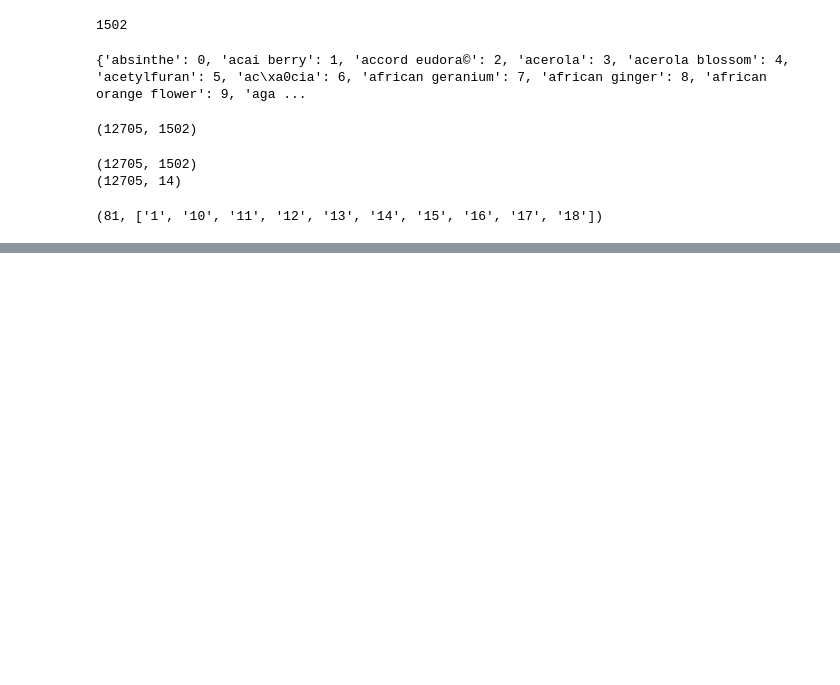
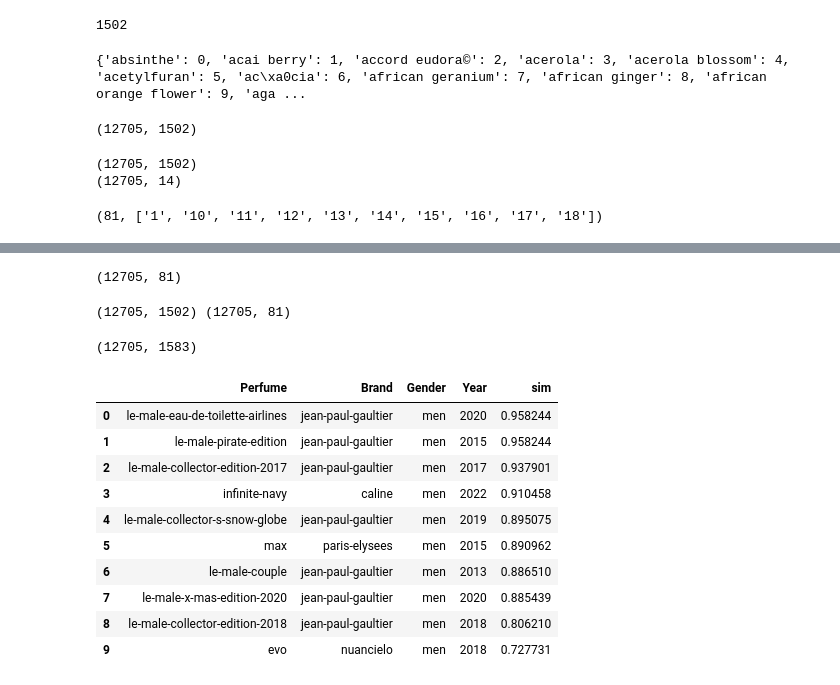
Before and after one commit to javierbernallou/recomendador_de_perfumes, a Jupyter notebook: Eda03.ipynb, the cells around one changed output, grey strips where cells are left out. Cells and saved outputs as stored; diff of their text form; code cells hidden in the pictures; blank space fills up the shorter version.

```diff
--- a/Eda03.ipynb
+++ b/Eda03.ipynb
@@ -604,0 +240,22 @@ Guardados: scaler.joblib, pca.joblib, mapping.json
+# %%
+X_accords = np.vstack(
+    df.apply(
+        lambda row: build_accord_vector(row, accord_to_idx, ACCORD_WEIGHTS),
+        axis=1
+    )
+)
+
+X_accords.shape
+# %% [output]
+(12705, 81)
+# %%
+print(X_notes.shape, X_accords.shape)
+# %% [output]
+(12705, 1502) (12705, 81)
+# %%
+##Concatenamos acordes y notas
+
+X_total = np.hstack([X_notes, X_accords])
+print(X_total.shape)
+# %% [output]
+(12705, 1583)
@@ -604,0 +306,14 @@ Guardados: scaler.joblib, pca.joblib, mapping.json
+# %%
+topn_similarities("le-male-pride-collector", topn=10, filtrar_genero=["men","unisex"])
+# %% [output]
+|  | Perfume | Brand | Gender | Year | sim |
+| 0 | le-male-eau-de-toilette-airlines | jean-paul-gaultier | men | 2020 | 0.958244 |
+| 1 | le-male-pirate-edition | jean-paul-gaultier | men | 2015 | 0.958244 |
+| 2 | le-male-collector-edition-2017 | jean-paul-gaultier | men | 2017 | 0.937901 |
+| 3 | infinite-navy | caline | men | 2022 | 0.910458 |
+| 4 | le-male-collector-s-snow-globe | jean-paul-gaultier | men | 2019 | 0.895075 |
+| 5 | max | paris-elysees | men | 2015 | 0.890962 |
+| 6 | le-male-couple | jean-paul-gaultier | men | 2013 | 0.886510 |
+| 7 | le-male-x-mas-edition-2020 | jean-paul-gaultier | men | 2020 | 0.885439 |
+| 8 | le-male-collector-edition-2018 | jean-paul-gaultier | men | 2018 | 0.806210 |
+| 9 | evo | nuancielo | men | 2018 | 0.727731 |
```
Also changed, not shown: parts of 44 cells of this notebook.
